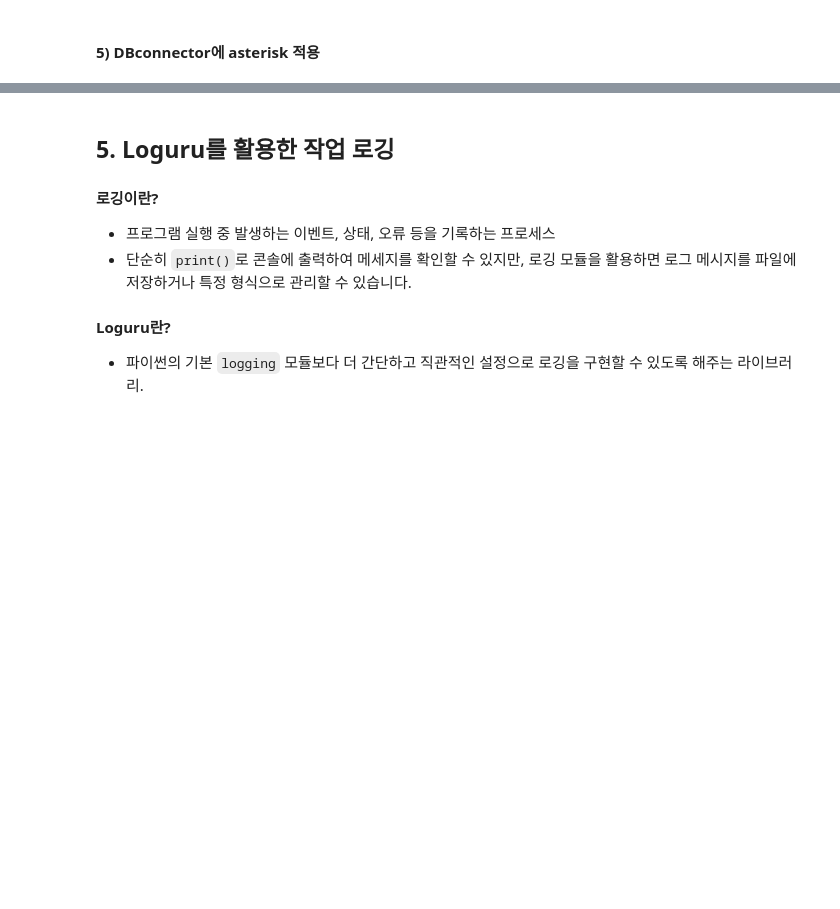
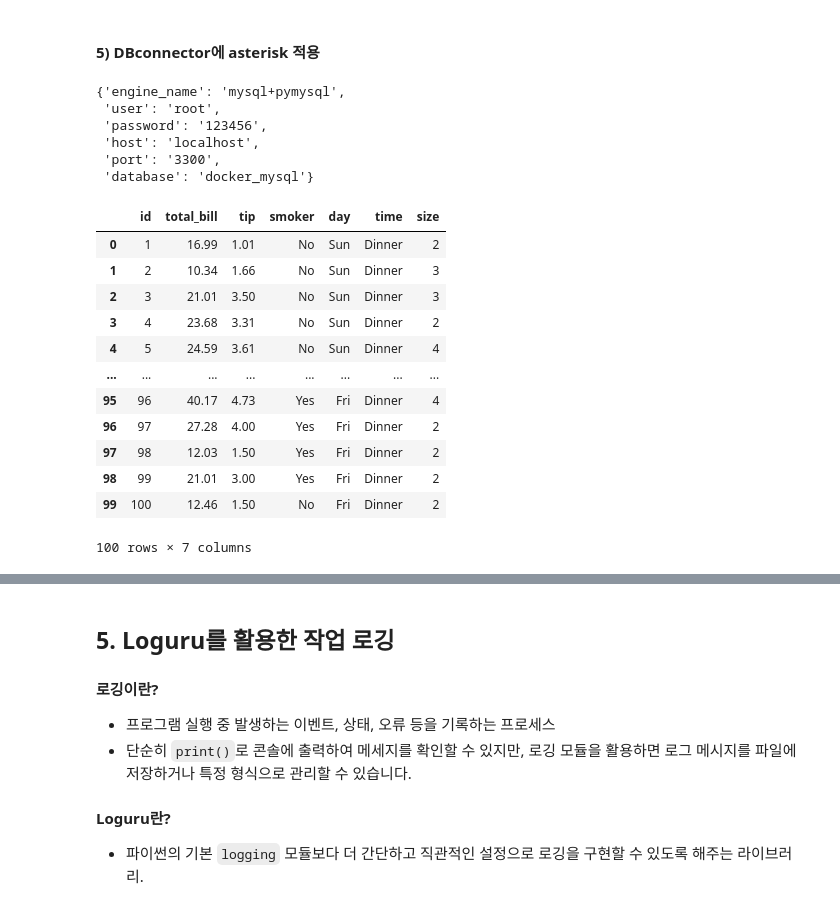
Before and after one commit to red-camel3367/sprint_git, a Jupyter notebook: 01_python_database/python_db_notebook.ipynb, the cells around one changed output, grey strips where cells are left out. Saved outputs shown, nothing was run; the diff lists cells and outputs as text; code cells hidden in the pictures; blank space fills up the shorter version.

Commit message:
20250512:Connection Practice

```diff
--- a/01_python_database/python_db_notebook.ipynb
+++ b/01_python_database/python_db_notebook.ipynb
@@ -920,3 +920,34 @@ print(pg_params)
 {'engine_name': 'postgresql', 'user': 'codeit', 'password': 'sprint', 'host': 'localhost', 'port': '5430', 'database': 'docker_postgres'}
 # %% [markdown]
 #### 5) DBconnector에 asterisk 적용
+# %%
+conn_obj = DBConnector(**mysql_params)
+conn_obj.__dict__
+# %% [output]
+{'engine_name': 'mysql+pymysql',
+ 'user': 'root',
+ 'password': '123456',
+ 'host': 'localhost',
+ 'port': '3300',
+ 'database': 'docker_mysql'}
+# %%
+sql_conn = conn_obj.sqlalchemy_connection()
+
+pd.read_sql(
+    sql="SELECT * FROM tips",
+    con=sql_conn
+)
+# %% [output]
+|  | id | total_bill | tip | smoker | day | time | size |
+| 0 | 1 | 16.99 | 1.01 | No | Sun | Dinner | 2 |
+| 1 | 2 | 10.34 | 1.66 | No | Sun | Dinner | 3 |
+| 2 | 3 | 21.01 | 3.50 | No | Sun | Dinner | 3 |
+| 3 | 4 | 23.68 | 3.31 | No | Sun | Dinner | 2 |
+| 4 | 5 | 24.59 | 3.61 | No | Sun | Dinner | 4 |
+| ... | ... | ... | ... | ... | ... | ... | ... |
+| 95 | 96 | 40.17 | 4.73 | Yes | Fri | Dinner | 4 |
+| 96 | 97 | 27.28 | 4.00 | Yes | Fri | Dinner | 2 |
+| 97 | 98 | 12.03 | 1.50 | Yes | Fri | Dinner | 2 |
+| 98 | 99 | 21.01 | 3.00 | Yes | Fri | Dinner | 2 |
+| 99 | 100 | 12.46 | 1.50 | No | Fri | Dinner | 2 |
+100 rows × 7 columns
```
Also changed, not shown: parts of 1 cell of this notebook.
